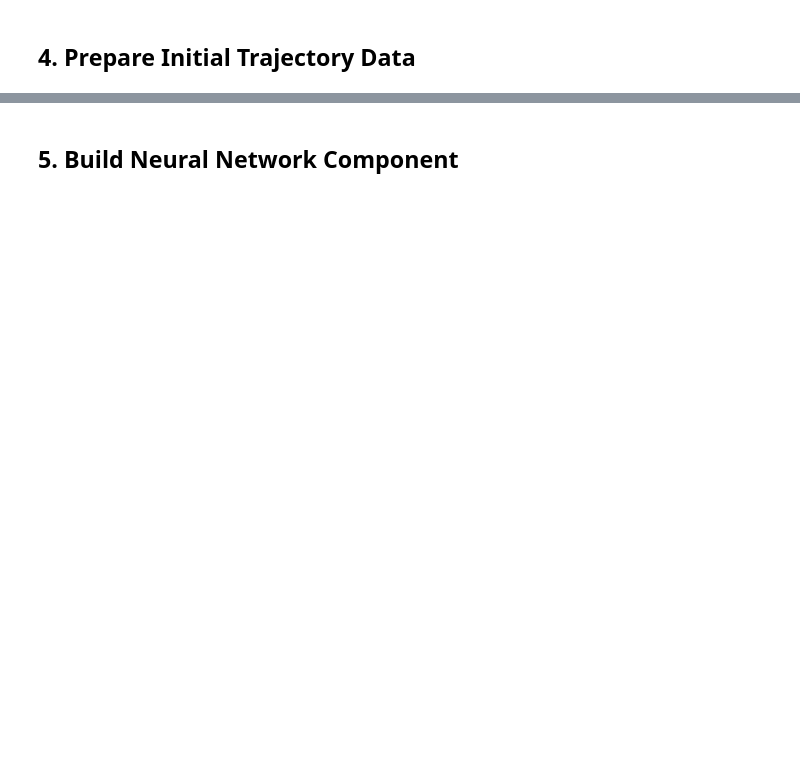
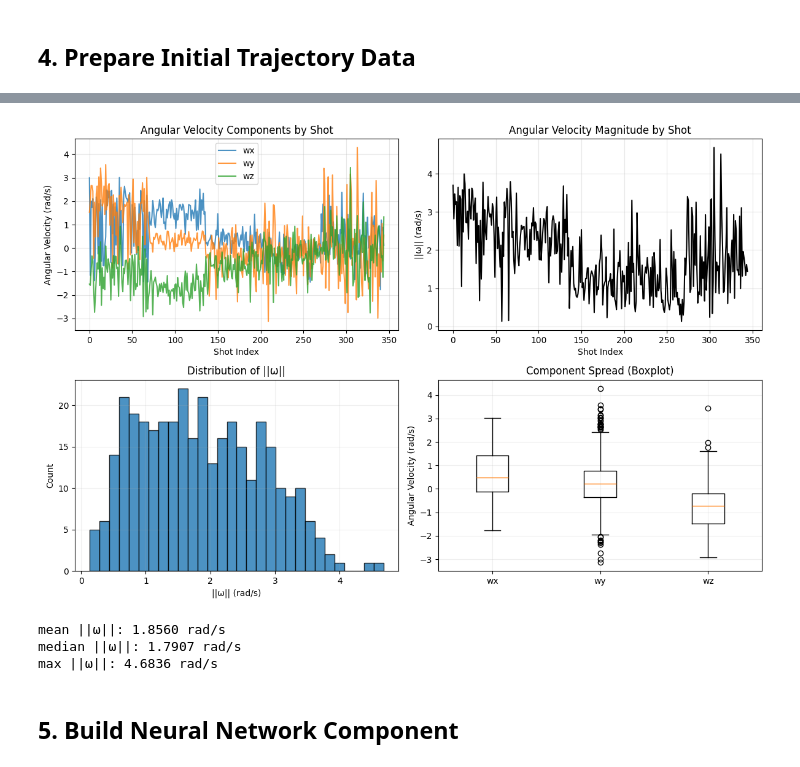
Before and after one commit to caitken5/CMSZ-SPLxUTSPAN-2026-Data-Challenge, a Jupyter notebook: 02_hybrid_model.ipynb, the cells around one changed output, grey strips where cells are left out. Cells and saved outputs as stored; diff of their text form; code cells hidden in the pictures; blank space fills up the shorter version.

```diff
--- a/02_hybrid_model.ipynb
+++ b/02_hybrid_model.ipynb
@@ -334,4 +364,51 @@ ImportError: cannot import name 'X_COURT' from 'physics.constants' (c:\Users\cai
 # %%
-# Feature Generation
+# Feature Generation: inspect angular velocities
+omega = launch_states[:, 6:9]  # [wx, wy, wz]
+omega_mag = np.linalg.norm(omega, axis=1)
+shot_idx = np.arange(len(omega))
+
+fig, axes = plt.subplots(2, 2, figsize=(12, 8))
+
+# Component values by shot
+axes[0, 0].plot(shot_idx, omega[:, 0], label='wx', alpha=0.8)
+axes[0, 0].plot(shot_idx, omega[:, 1], label='wy', alpha=0.8)
+axes[0, 0].plot(shot_idx, omega[:, 2], label='wz', alpha=0.8)
+axes[0, 0].set_title('Angular Velocity Components by Shot')
+axes[0, 0].set_xlabel('Shot Index')
+axes[0, 0].set_ylabel('Angular Velocity (rad/s)')
+axes[0, 0].legend()
+axes[0, 0].grid(alpha=0.3)
+
+# Magnitude by shot
+axes[0, 1].plot(shot_idx, omega_mag, color='black')
+axes[0, 1].set_title('Angular Velocity Magnitude by Shot')
+axes[0, 1].set_xlabel('Shot Index')
+axes[0, 1].set_ylabel('||ω|| (rad/s)')
+axes[0, 1].grid(alpha=0.3)
+
+# Histogram of magnitudes
+axes[1, 0].hist(omega_mag, bins=30, edgecolor='black', alpha=0.8)
+axes[1, 0].set_title('Distribution of ||ω||')
+axes[1, 0].set_xlabel('||ω|| (rad/s)')
+axes[1, 0].set_ylabel('Count')
+axes[1, 0].grid(alpha=0.2)
+
+# Boxplot for wx/wy/wz
+axes[1, 1].boxplot([omega[:, 0], omega[:, 1], omega[:, 2]], labels=['wx', 'wy', 'wz'])
+axes[1, 1].set_title('Component Spread (Boxplot)')
+axes[1, 1].set_ylabel('Angular Velocity (rad/s)')
+axes[1, 1].grid(alpha=0.2)
+
+fig.tight_layout()
+plt.show()
+
+print(f'mean ||ω||: {omega_mag.mean():.4f} rad/s')
+print(f'median ||ω||: {np.median(omega_mag):.4f} rad/s')
+print(f'max ||ω||: {omega_mag.max():.4f} rad/s')
+# %% [output]
+[figure, added]
+mean ||ω||: 1.8560 rad/s
+median ||ω||: 1.7907 rad/s
+max ||ω||: 4.6836 rad/s
 # %% [markdown]
 ## 5. Build Neural Network Component
```
Also changed, not shown: parts of 13 cells of this notebook, 7 other files.
